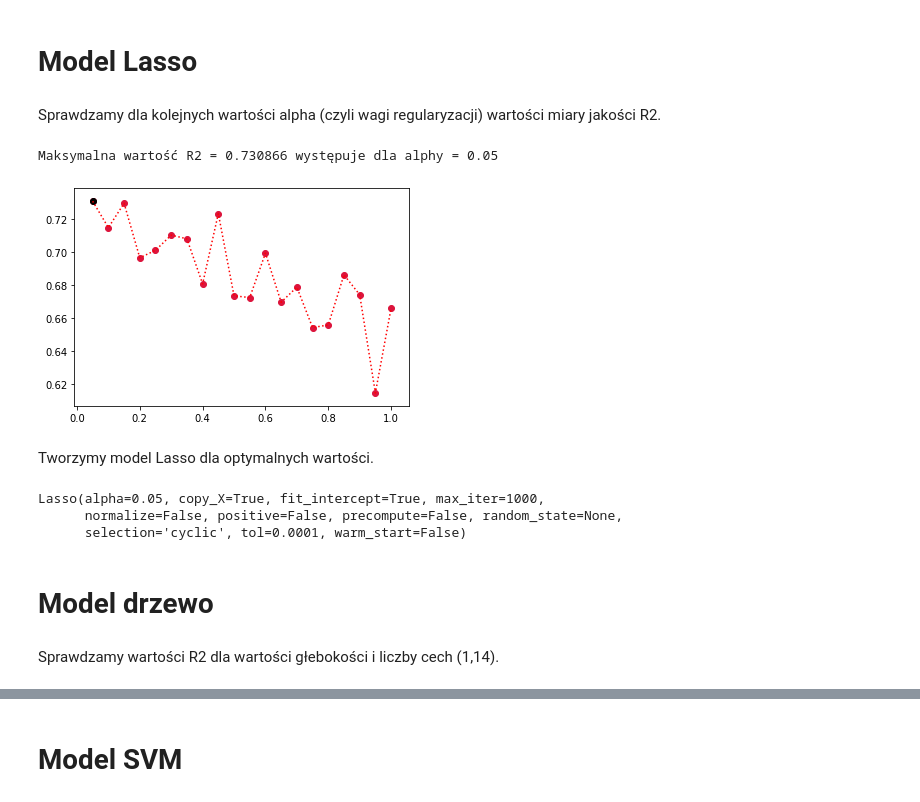
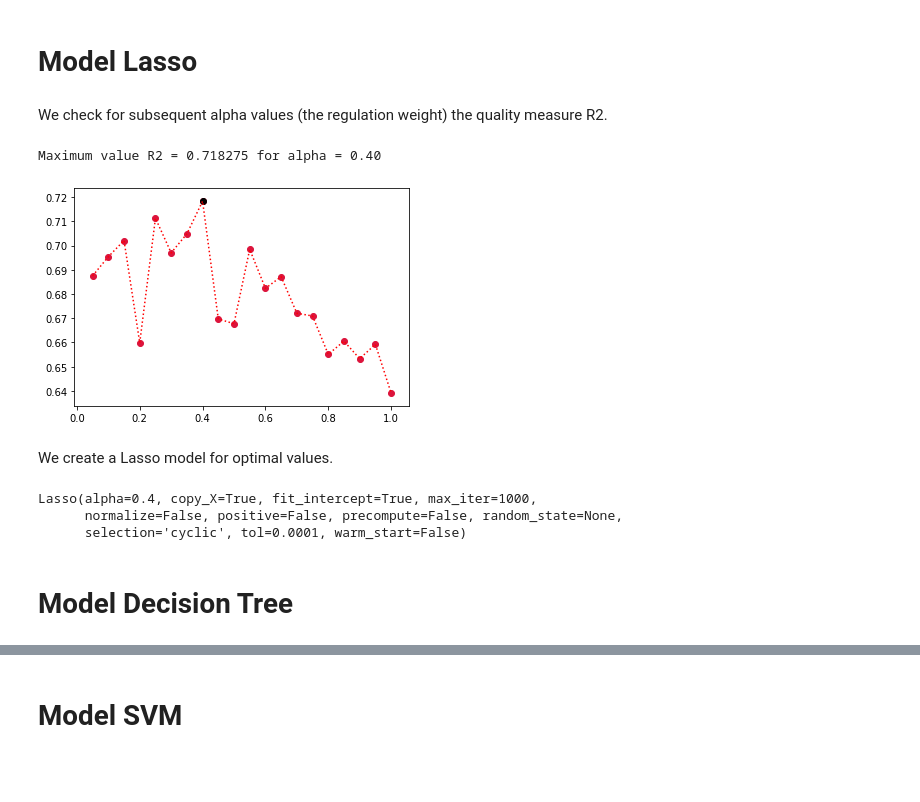
Before and after one commit to JoannaSliwa/MachineLearning, a Jupyter notebook: Prices.ipynb, the cells around one changed output, grey strips where cells are left out. Drawn from its saved outputs; the diff is of its cells as text; code cells hidden in the pictures; blank space fills up the shorter version.

```diff
--- a/Prices.ipynb
+++ b/Prices.ipynb
@@ -82,14 +83,14 @@ x = data.loc[:,chosen_features]
 y = data['PRICE']
 # %% [markdown]
 # Model Lasso
-# %% [markdown]
-Sprawdzamy dla kolejnych wartości alpha (czyli wagi regularyzacji) wartości miary jakości R2.
+# %% [markdown]
+We check for subsequent alpha values (the regulation weight) the quality measure R2.
 # %%
-alphy = np.arange(0.05,1.05,0.05)
-Rmean = np.zeros(len(alphy))
+alphas = np.arange(0.05,1.05,0.05)
+Rmean = np.zeros(len(alphas))
 
-for a in range(len(alphy)):
-    model = linear_model.Lasso(alpha=alphy[a])
+for a in range(len(alphas)):
+    model = linear_model.Lasso(alpha=alphas[a])
     R = np.zeros(10)
     for i in range(10):
         X_train, X_test, y_train, y_test = X_train, X_test, y_train, y_test = train_test_split(x, y, test_size = 0.2)
@@ -98,26 +99,24 @@ for a in range(len(alphy)):
         R[i] = R2
     Rmean[a] = R.mean()
     #print('alpha = {al:.2f} \t R2 = {r:.3f} += {rstd:.3f}'.format(r=Rmean[a], rstd=R.std(), al=alphy[a]), end='\n')
-print('\nMaksymalna wartość R2 = {m:3f} występuje dla alphy = {al:.2f}'.format(m=Rmean.max(), al=alphy[np.where(Rmean == Rmean.max())[0][0]]))
+print('\nMaximum value R2 = {m:3f} for alpha = {al:.2f}'.format(m=Rmean.max(), al=alphas[np.where(Rmean == Rmean.max())[0][0]]))
 # %% [output]
-Maksymalna wartość R2 = 0.730866 występuje dla alphy = 0.05
+Maximum value R2 = 0.718275 for alpha = 0.40
 # %%
-plt.plot(alphy, Rmean,'r:')
-plt.scatter(alphy, Rmean, color='crimson')
-plt.scatter(alphy[np.where(Rmean == Rmean.max())[0][0]], Rmean.max(), color='black')
+plt.plot(alphas, Rmean,'r:')
+plt.scatter(alphas, Rmean, color='crimson')
+plt.scatter(alphas[np.where(Rmean == Rmean.max())[0][0]], Rmean.max(), color='black')
 plt.show()
 # %% [output]
-[figure, old version]
+[figure, new version]
-# %% [markdown]
-Tworzymy model Lasso dla optymalnych wartości.
+# %% [markdown]
+We create a Lasso model for optimal values.
 # %%
-model_lasso = linear_model.Lasso(alpha=alphy[np.where(Rmean == Rmean.max())[0][0]])
+model_lasso = linear_model.Lasso(alpha=alphas[np.where(Rmean == Rmean.max())[0][0]])
 model_lasso.fit(x, y)
 # %% [output]
-Lasso(alpha=0.05, copy_X=True, fit_intercept=True, max_iter=1000,
+Lasso(alpha=0.4, copy_X=True, fit_intercept=True, max_iter=1000,
       normalize=False, positive=False, precompute=False, random_state=None,
       selection='cyclic', tol=0.0001, warm_start=False)
 # %% [markdown]
-# Model drzewo
+# Model Decision Tree
-# %% [markdown]
-Sprawdzamy wartości R2 dla wartości głebokości i liczby cech (1,14).
```
Also changed, not shown: parts of 33 cells of this notebook.
